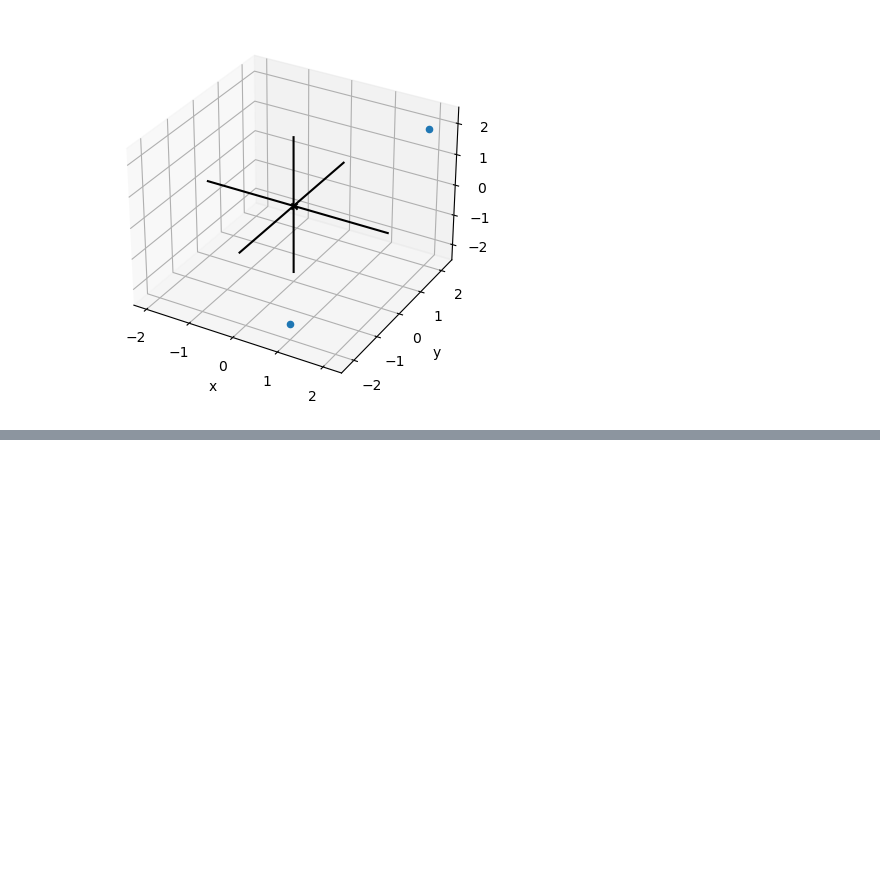
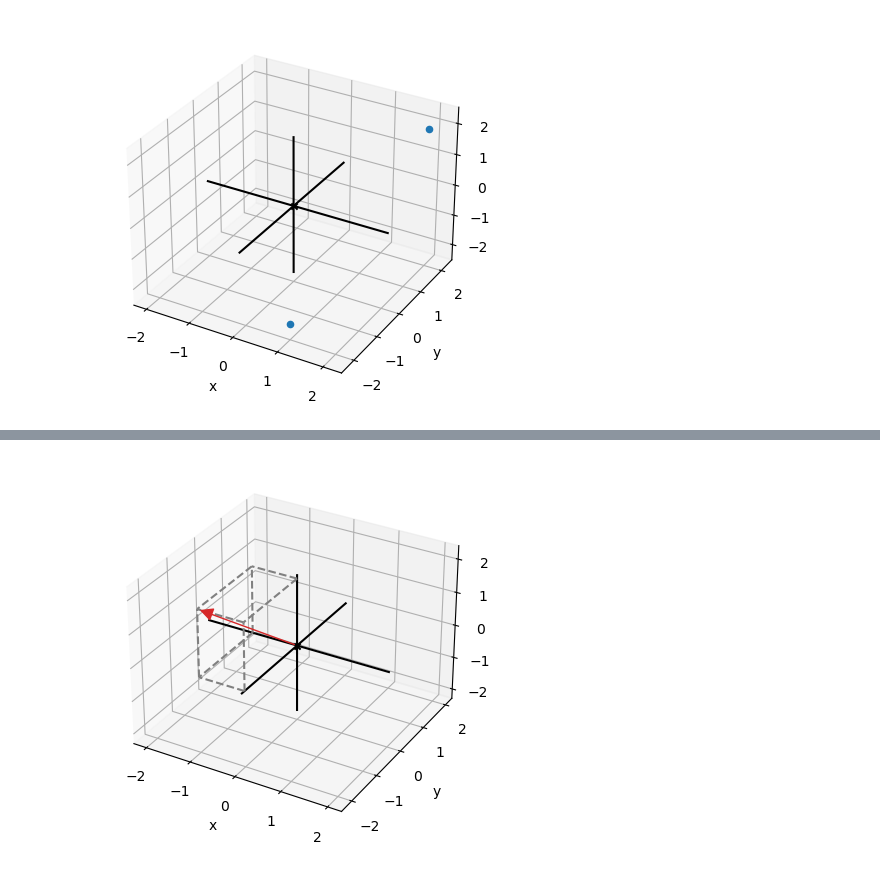
Before and after one commit to quinnphil/math-for-programmers, a Jupyter notebook: C03/C03 - Ascending to the 3D world.ipynb, the cells around one changed output, grey strips where cells are left out. Cells and saved outputs as stored; diff of their text form; code cells hidden in the pictures; blank space fills up the shorter version.

Commit message:
Exercise 3.2

```diff
--- a/C03/C03 - Ascending to the 3D world.ipynb
+++ b/C03/C03 - Ascending to the 3D world.ipynb
@@ -29,0 +41,9 @@ draw3d(
+# %%
+# Exercise 3.1
+p = (-1,-2,2)
+draw3d(
+    Arrow3D(p),
+    Box3D(*p)
+)
+# %% [output]
+[figure, added]
```
Also changed, not shown: parts of 3 cells of this notebook, 2 other files.
